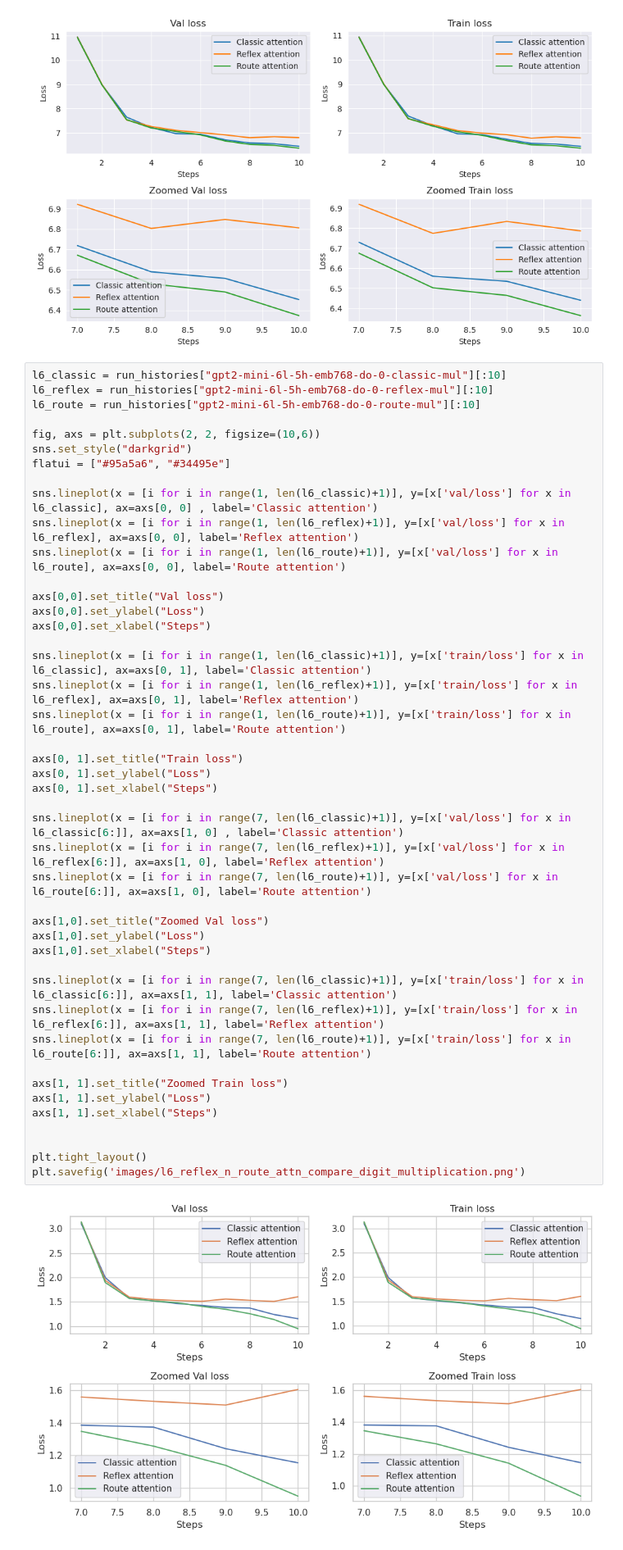
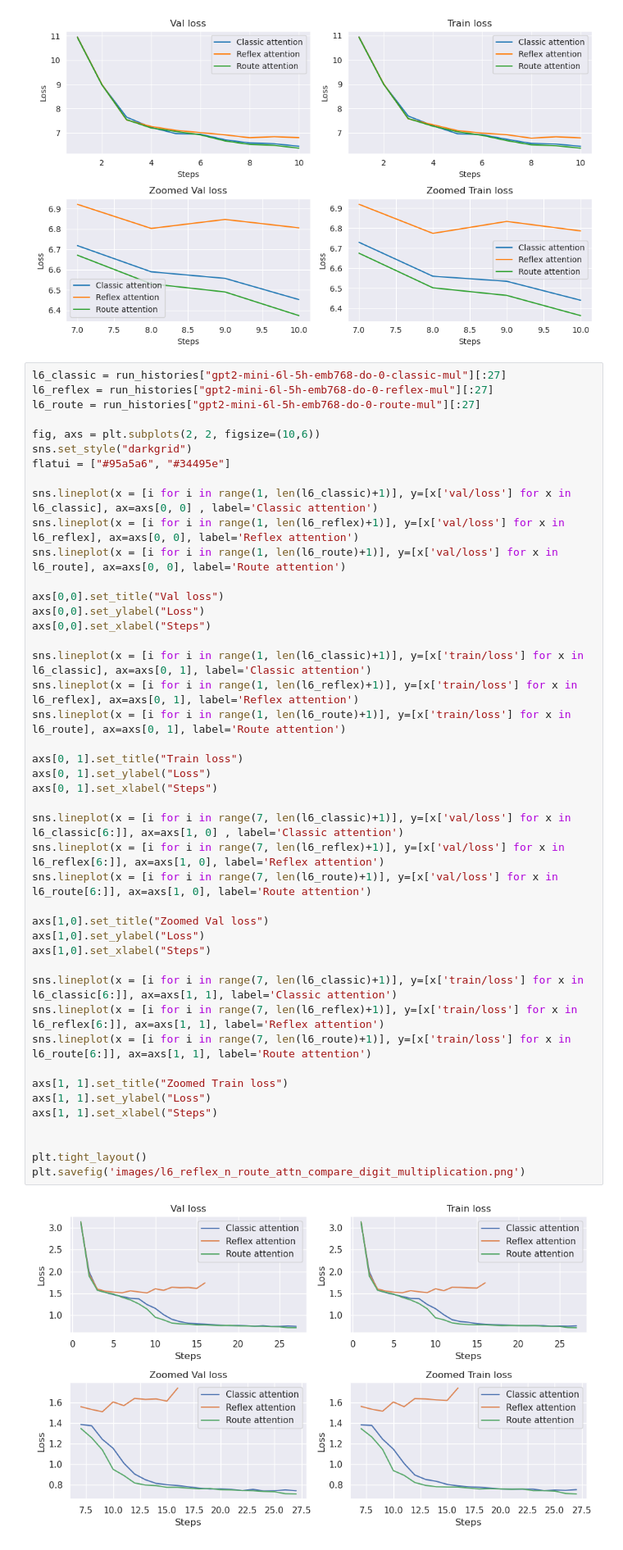
Before and after one commit to Vadimbuildercxx/reflex_attention, a Jupyter notebook: experiments.ipynb, the cells around one changed output. Shown at 82% size. Drawn from its saved outputs; the diff is of its cells as text.

Commit message:
Fix image

```diff
--- a/experiments.ipynb
+++ b/experiments.ipynb
@@ -134,9 +134,9 @@ plt.savefig('images/l18_reflex_n_route_attn_compare.png')
 # %% [output]
 [figure]
 # %%
-l6_classic = run_histories["gpt2-mini-6l-5h-emb768-do-0-classic-mul"][:10]
-l6_reflex = run_histories["gpt2-mini-6l-5h-emb768-do-0-reflex-mul"][:10]
-l6_route = run_histories["gpt2-mini-6l-5h-emb768-do-0-route-mul"][:10]
+l6_classic = run_histories["gpt2-mini-6l-5h-emb768-do-0-classic-mul"][:27]
+l6_reflex = run_histories["gpt2-mini-6l-5h-emb768-do-0-reflex-mul"][:27]
+l6_route = run_histories["gpt2-mini-6l-5h-emb768-do-0-route-mul"][:27]
 
 fig, axs = plt.subplots(2, 2, figsize=(10,6))
 sns.set_style("darkgrid")
@@ -151,34 +151,34 @@ axs[0,0].set_ylabel("Loss")
 axs[0,0].set_xlabel("Steps")
 
 sns.lineplot(x = [i for i in range(1, len(l6_classic)+1)], y=[x['train/loss'] for x in l6_classic], ax=axs[0, 1], label='Classic attention')
 sns.lineplot(x = [i for i in range(1, len(l6_reflex)+1)], y=[x['train/loss'] for x in l6_reflex], ax=axs[0, 1], label='Reflex attention')
 sns.lineplot(x = [i for i in range(1, len(l6_route)+1)], y=[x['train/loss'] for x in l6_route], ax=axs[0, 1], label='Route attention')
 
 axs[0, 1].set_title("Train loss")
 axs[0, 1].set_ylabel("Loss")
 axs[0, 1].set_xlabel("Steps")
 
 sns.lineplot(x = [i for i in range(7, len(l6_classic)+1)], y=[x['val/loss'] for x in l6_classic[6:]], ax=axs[1, 0] , label='Classic attention')
 sns.lineplot(x = [i for i in range(7, len(l6_reflex)+1)], y=[x['val/loss'] for x in l6_reflex[6:]], ax=axs[1, 0], label='Reflex attention')
 sns.lineplot(x = [i for i in range(7, len(l6_route)+1)], y=[x['val/loss'] for x in l6_route[6:]], ax=axs[1, 0], label='Route attention')
 
 axs[1,0].set_title("Zoomed Val loss")
 axs[1,0].set_ylabel("Loss")
 axs[1,0].set_xlabel("Steps")
 
 sns.lineplot(x = [i for i in range(7, len(l6_classic)+1)], y=[x['train/loss'] for x in l6_classic[6:]], ax=axs[1, 1], label='Classic attention')
 sns.lineplot(x = [i for i in range(7, len(l6_reflex)+1)], y=[x['train/loss'] for x in l6_reflex[6:]], ax=axs[1, 1], label='Reflex attention')
 sns.lineplot(x = [i for i in range(7, len(l6_route)+1)], y=[x['train/loss'] for x in l6_route[6:]], ax=axs[1, 1], label='Route attention')
 
 axs[1, 1].set_title("Zoomed Train loss")
 axs[1, 1].set_ylabel("Loss")
 axs[1, 1].set_xlabel("Steps")
 
 
 plt.tight_layout()
 plt.savefig('images/l6_reflex_n_route_attn_compare_digit_multiplication.png')
 # %% [output]
-[figure, old version]
+[figure, new version]
 # %%
 import os
 import torch
```
Also changed, not shown: 1 other file.
